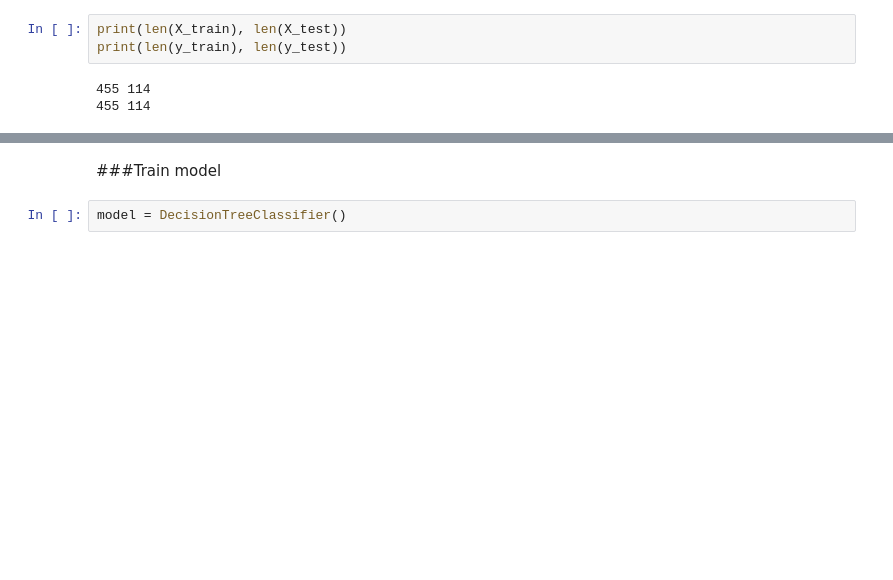
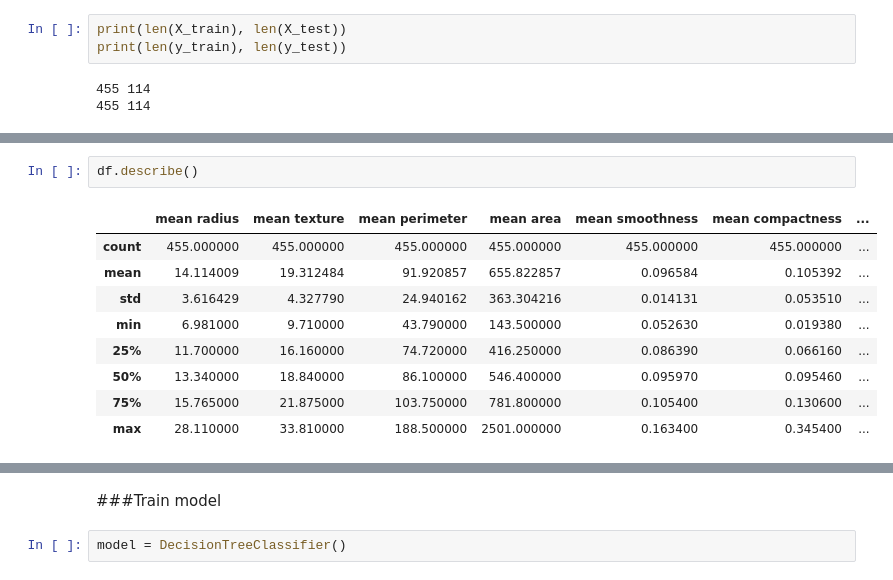
Before and after one commit to coder-penguin/ML, a Jupyter notebook: tutorial/scikit_learn_tutorial_binaryclass.ipynb, the cells around one changed output, grey strips where cells are left out. Saved outputs shown, nothing was run; the diff lists cells and outputs as text; blank space fills up the shorter version.

```diff
--- a/tutorial/scikit_learn_tutorial_binaryclass.ipynb
+++ b/tutorial/scikit_learn_tutorial_binaryclass.ipynb
@@ -90,0 +104,12 @@ print(len(y_train), len(y_test))
+# %%
+df.describe()
+# %% [output]
+|  | mean radius | mean texture | mean perimeter | mean area | mean smoothness | mean compactness | ... |
+| count | 455.000000 | 455.000000 | 455.000000 | 455.000000 | 455.000000 | 455.000000 | ... |
+| mean | 14.114009 | 19.312484 | 91.920857 | 655.822857 | 0.096584 | 0.105392 | ... |
+| std | 3.616429 | 4.327790 | 24.940162 | 363.304216 | 0.014131 | 0.053510 | ... |
+| min | 6.981000 | 9.710000 | 43.790000 | 143.500000 | 0.052630 | 0.019380 | ... |
+| 25% | 11.700000 | 16.160000 | 74.720000 | 416.250000 | 0.086390 | 0.066160 | ... |
+| 50% | 13.340000 | 18.840000 | 86.100000 | 546.400000 | 0.095970 | 0.095460 | ... |
+| 75% | 15.765000 | 21.875000 | 103.750000 | 781.800000 | 0.105400 | 0.130600 | ... |
+| max | 28.110000 | 33.810000 | 188.500000 | 2501.000000 | 0.163400 | 0.345400 | ... |
```
Also changed, not shown: parts of 26 cells of this notebook.
